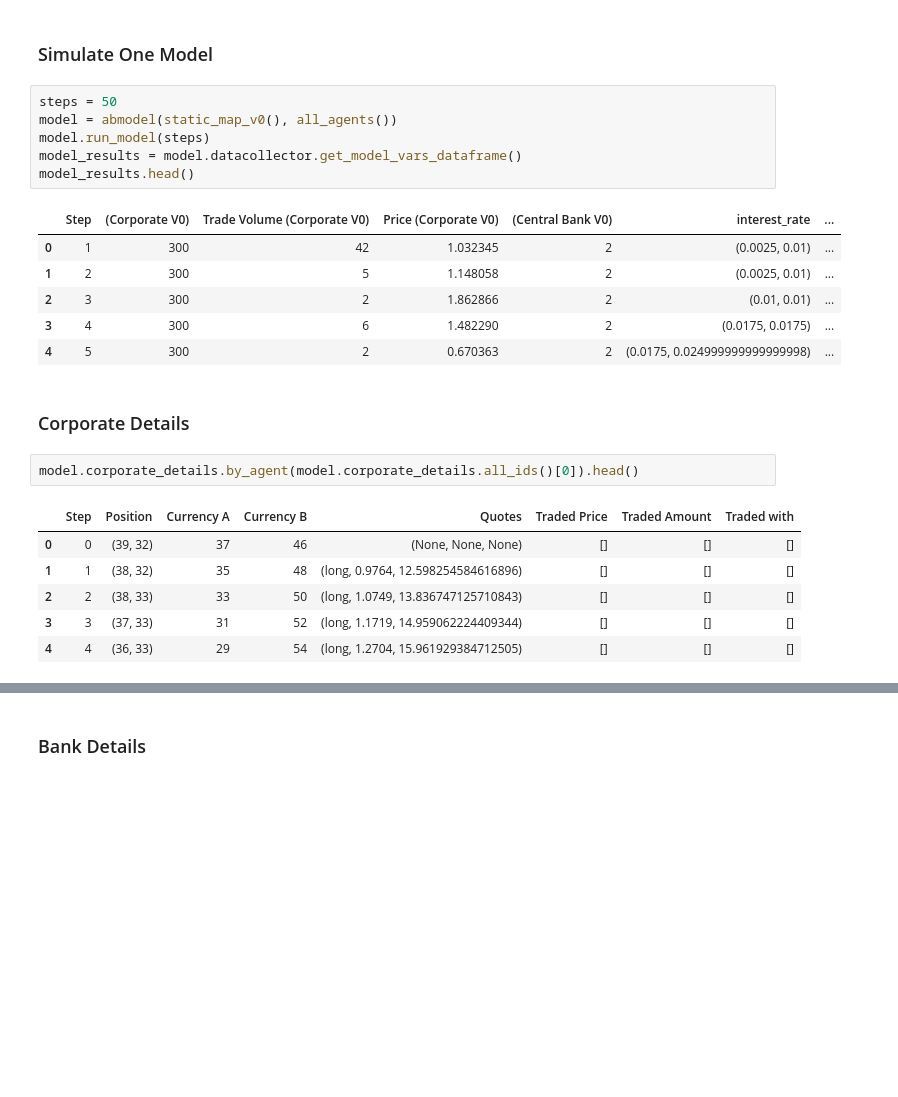
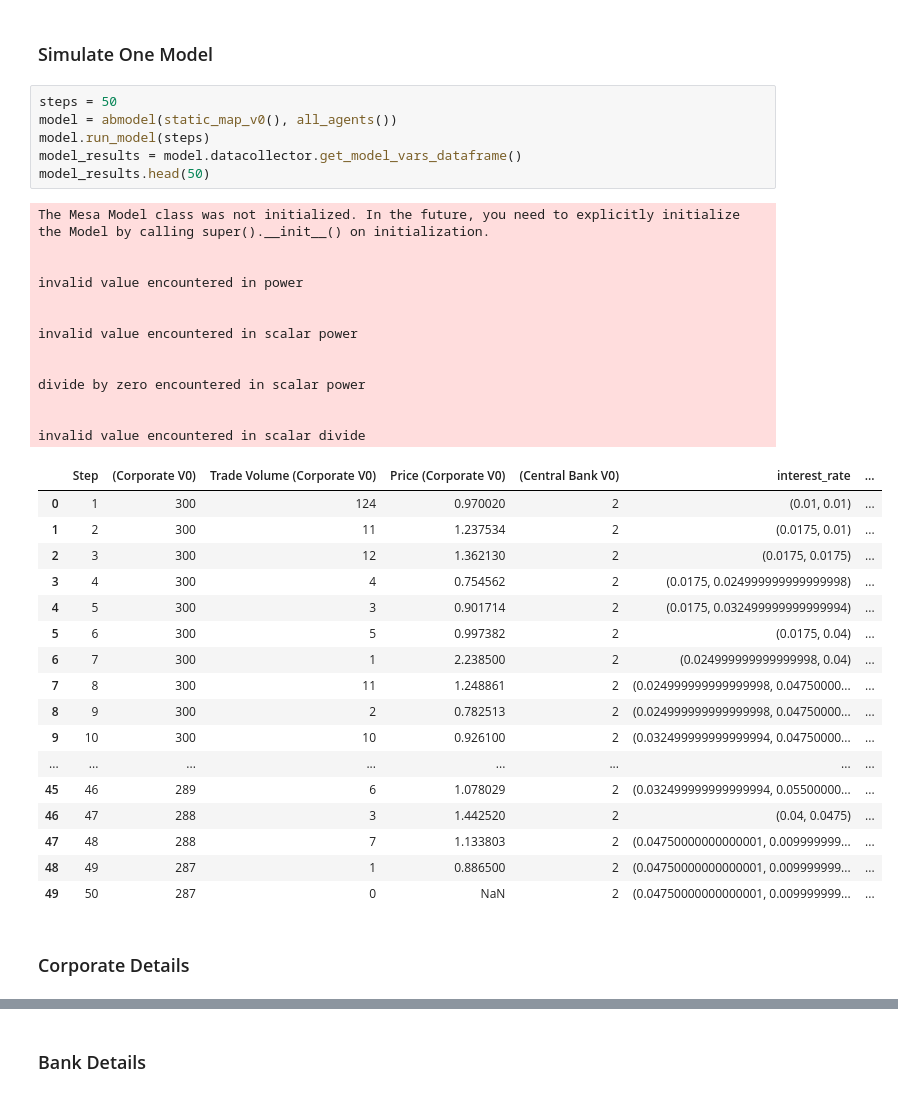
Before and after one commit to Gordonhosy/abm-fx, a Jupyter notebook: main.ipynb, the cells around one changed output, grey strips where cells are left out. Cells and saved outputs as stored; diff of their text form; blank space fills up the shorter version.

Commit message:
Corporate characteristics added

```diff
--- a/main.ipynb
+++ b/main.ipynb
@@ -10,24 +10,39 @@ import pandas as pd
 # %%
 steps = 50
 model = abmodel(static_map_v0(), all_agents())
 model.run_model(steps)
 model_results = model.datacollector.get_model_vars_dataframe()
-model_results.head()
+model_results.head(50)
 # %% [output]
+The Mesa Model class was not initialized. In the future, you need to explicitly initialize the Model by calling super().__init__() on initialization.
+
+
+invalid value encountered in power
+
+
+invalid value encountered in scalar power
+
+
+divide by zero encountered in scalar power
+
+
+invalid value encountered in scalar divide
 |  | Step | (Corporate V0) | Trade Volume (Corporate V0) | Price (Corporate V0) | (Central Bank V0) | interest_rate | ... |
-| 0 | 1 | 300 | 42 | 1.032345 | 2 | (0.0025, 0.01) | ... |
-| 1 | 2 | 300 | 5 | 1.148058 | 2 | (0.0025, 0.01) | ... |
-| 2 | 3 | 300 | 2 | 1.862866 | 2 | (0.01, 0.01) | ... |
-| 3 | 4 | 300 | 6 | 1.482290 | 2 | (0.0175, 0.0175) | ... |
-| 4 | 5 | 300 | 2 | 0.670363 | 2 | (0.0175, 0.024999999999999998) | ... |
+| 0 | 1 | 300 | 124 | 0.970020 | 2 | (0.01, 0.01) | ... |
+| 1 | 2 | 300 | 11 | 1.237534 | 2 | (0.0175, 0.01) | ... |
+| 2 | 3 | 300 | 12 | 1.362130 | 2 | (0.0175, 0.0175) | ... |
+| 3 | 4 | 300 | 4 | 0.754562 | 2 | (0.0175, 0.024999999999999998) | ... |
+| 4 | 5 | 300 | 3 | 0.901714 | 2 | (0.0175, 0.032499999999999994) | ... |
+| 5 | 6 | 300 | 5 | 0.997382 | 2 | (0.0175, 0.04) | ... |
+| 6 | 7 | 300 | 1 | 2.238500 | 2 | (0.024999999999999998, 0.04) | ... |
+| 7 | 8 | 300 | 11 | 1.248861 | 2 | (0.024999999999999998, 0.04750000... | ... |
+| 8 | 9 | 300 | 2 | 0.782513 | 2 | (0.024999999999999998, 0.04750000... | ... |
+| 9 | 10 | 300 | 10 | 0.926100 | 2 | (0.032499999999999994, 0.04750000... | ... |
+| ... | ... | ... | ... | ... | ... | ... | ... |
+| 45 | 46 | 289 | 6 | 1.078029 | 2 | (0.032499999999999994, 0.05500000... | ... |
+| 46 | 47 | 288 | 3 | 1.442520 | 2 | (0.04, 0.0475) | ... |
+| 47 | 48 | 288 | 7 | 1.133803 | 2 | (0.04750000000000001, 0.009999999... | ... |
+| 48 | 49 | 287 | 1 | 0.886500 | 2 | (0.04750000000000001, 0.009999999... | ... |
+| 49 | 50 | 287 | 0 | NaN | 2 | (0.04750000000000001, 0.009999999... | ... |
 # %% [markdown]
 ### Corporate Details
-# %%
-model.corporate_details.by_agent(model.corporate_details.all_ids()[0]).head()
-# %% [output]
-|  | Step | Position | Currency A | Currency B | Quotes | Traded Price | Traded Amount | Traded with |
-| 0 | 0 | (39, 32) | 37 | 46 | (None, None, None) | [] | [] | [] |
-| 1 | 1 | (38, 32) | 35 | 48 | (long, 0.9764, 12.598254584616896) | [] | [] | [] |
-| 2 | 2 | (38, 33) | 33 | 50 | (long, 1.0749, 13.836747125710843) | [] | [] | [] |
-| 3 | 3 | (37, 33) | 31 | 52 | (long, 1.1719, 14.959062224409344) | [] | [] | [] |
-| 4 | 4 | (36, 33) | 29 | 54 | (long, 1.2704, 15.961929384712505) | [] | [] | [] |
```
Also changed, not shown: parts of 9 cells of this notebook, 4 other files.
